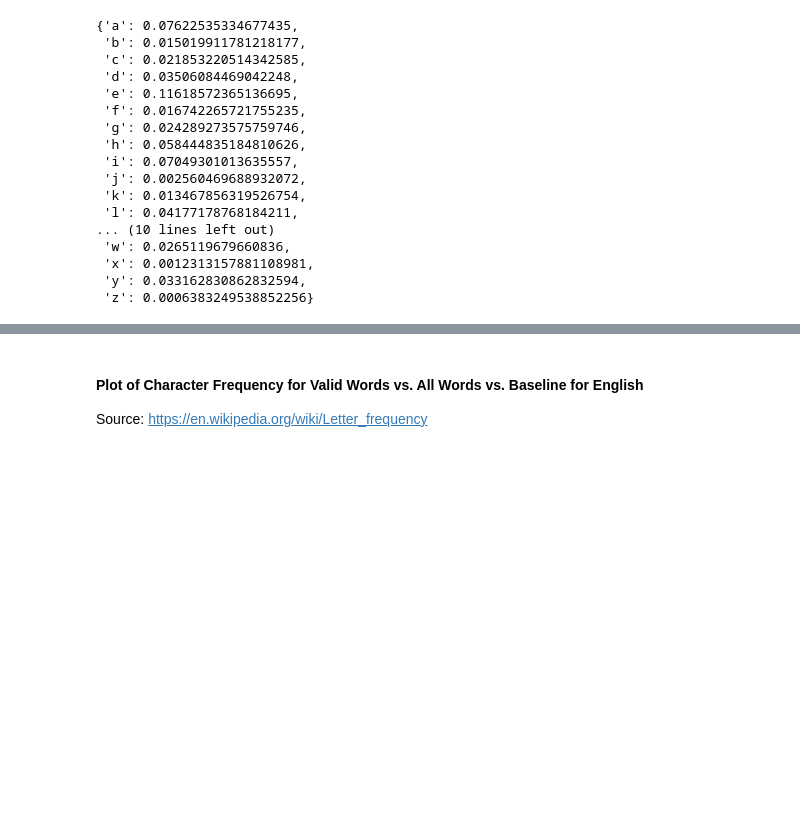
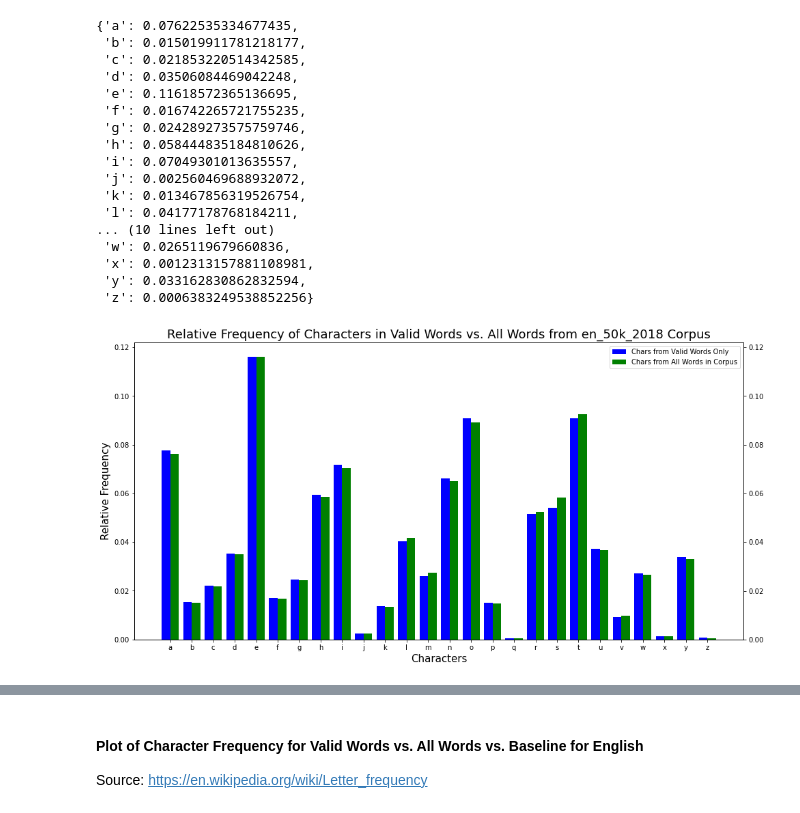
Before and after one commit to nategivens/LexGen, a Jupyter notebook: en_50k_2018-ingestion.ipynb, the cells around one changed output, grey strips where cells are left out. Cells and saved outputs as stored; diff of their text form; code cells hidden in the pictures; blank space fills up the shorter version.

```diff
--- a/en_50k_2018-ingestion.ipynb
+++ b/en_50k_2018-ingestion.ipynb
@@ -226,3 +235,27 @@ good_char_counter
  'x': 0.0012313157881108981,
  'y': 0.033162830862832594,
  'z': 0.0006383249538852256}
+# %%
+x = []
+for key in valid_char_counter:
+    x.append((key, valid_char_counter[key], good_char_counter[key]))
+x.sort()
+x, valid_chars, good_chars = map(list, zip(*x))
+x_labels = x
+x = np.arange(26)
+# %%
+# print out a bar plot of the normalized count of characters from the valid words
+plt.figure(figsize=(16,8))
+plt.xlabel('Characters', size=15)
+plt.ylabel('Relative Frequency', size=15)
+plt.title('Relative Frequency of Characters in Valid Words vs. All Words from en_50k_2018 Corpus', size=18)
+ax1 = plt.subplot(111)
+w = 0.4
+plt.xticks(x + w /2, x_labels)
+valid = ax1.bar(x, valid_chars, width=w, color='b', align='center')
+ax2=ax1.twinx()
+good = ax2.bar(x+w, good_chars, width=w, color='g', align='center')
+plt.legend([valid, good],['Chars from Valid Words Only', 'Chars from All Words in Corpus'])
+plt.show()
+# %% [output]
+[figure, added]
```
Also changed, not shown: parts of 21 cells of this notebook, 1 other file.
